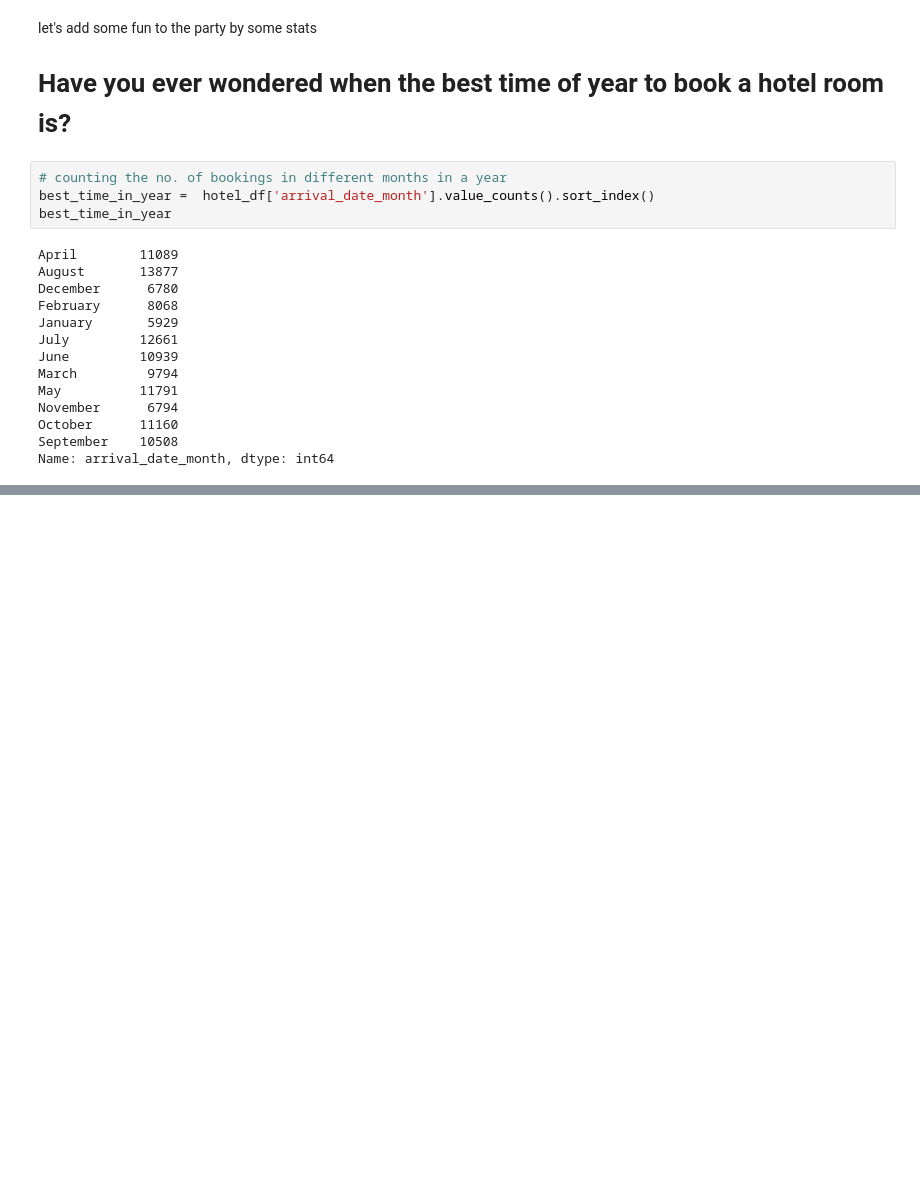
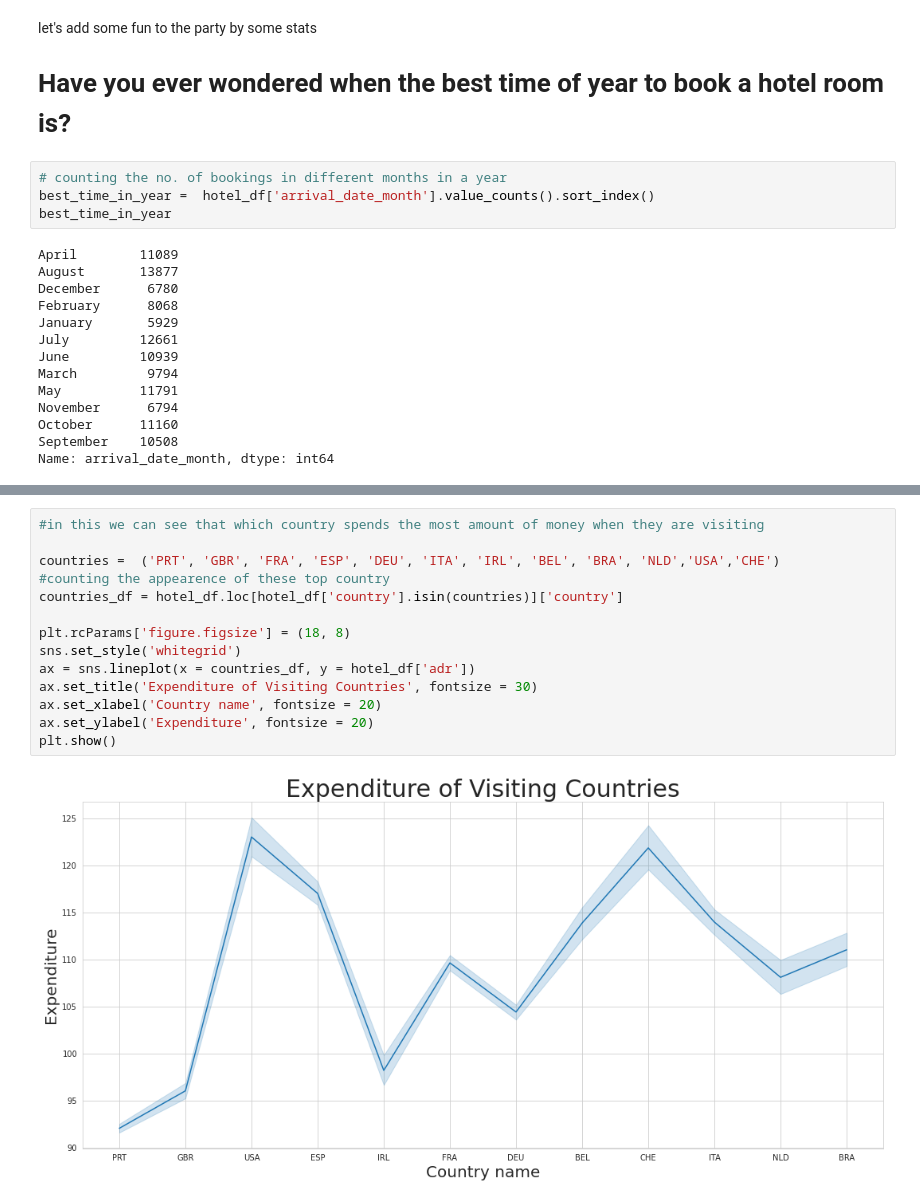
Before and after one commit to ritik1804k/Hotel-Booking-Analysis-, a Jupyter notebook: Hotel_Booking_Analysis_Capstone_Project.ipynb, the cells around one changed output, grey strips where cells are left out. Cells and saved outputs as stored; diff of their text form; blank space fills up the shorter version.

```diff
--- a/Hotel_Booking_Analysis_Capstone_Project.ipynb
+++ b/Hotel_Booking_Analysis_Capstone_Project.ipynb
@@ -258,0 +283,16 @@ Name: meal, dtype: int64
+# %%
+#in this we can see that which country spends the most amount of money when they are visiting
+
+countries =  ('PRT', 'GBR', 'FRA', 'ESP', 'DEU', 'ITA', 'IRL', 'BEL', 'BRA', 'NLD','USA','CHE')
+#counting the appearence of these top country
+countries_df = hotel_df.loc[hotel_df['country'].isin(countries)]['country']
+
+plt.rcParams['figure.figsize'] = (18, 8)
+sns.set_style('whitegrid')
+ax = sns.lineplot(x = countries_df, y = hotel_df['adr'])
+ax.set_title('Expenditure of Visiting Countries', fontsize = 30)
+ax.set_xlabel('Country name', fontsize = 20)
+ax.set_ylabel('Expenditure', fontsize = 20)
+plt.show()
+# %% [output]
+[figure, added]
```
Also changed, not shown: parts of 12 cells of this notebook.
